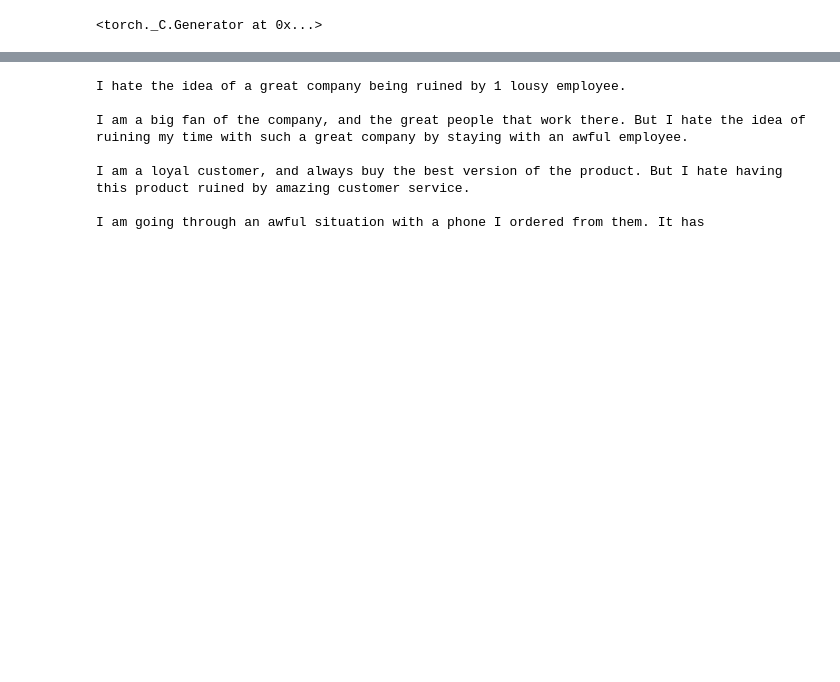
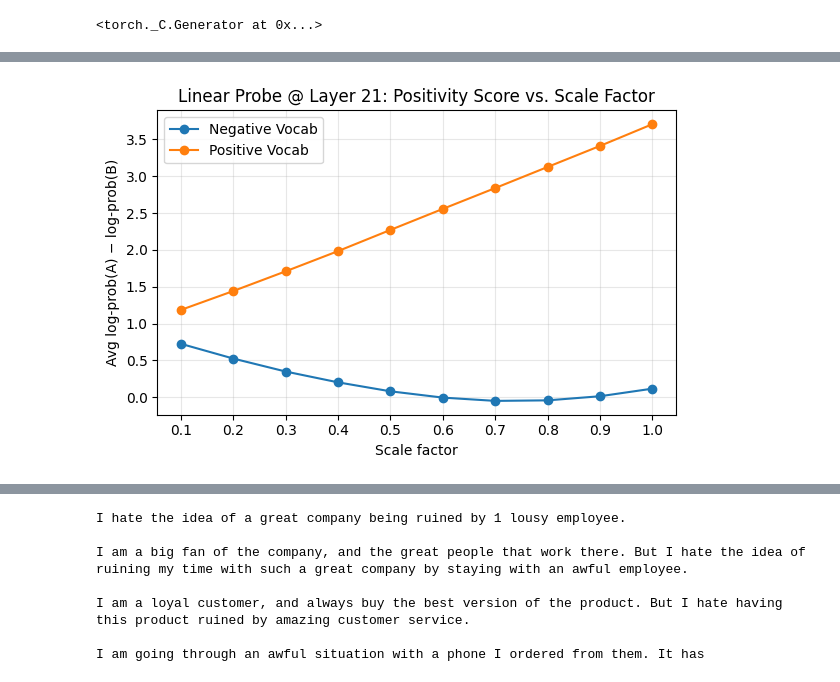
Before and after one commit to hughvd/unembedding-steering-benchmark, a Jupyter notebook: notebooks/unembedding_steering.ipynb, the cells around one changed output, grey strips where cells are left out. Drawn from its saved outputs; the diff is of its cells as text; code cells hidden in the pictures; blank space fills up the shorter version.

```diff
--- a/notebooks/unembedding_steering.ipynb
+++ b/notebooks/unembedding_steering.ipynb
@@ -50,0 +140,28 @@ def generate_text(model, tokenizer, prompt, max_length=100):
+# %%
+layer_idx = 21
+
+df_0 = pd.read_csv("linear_0_grid_search_results.csv")
+df_1 = pd.read_csv("linear_1_grid_search_results.csv")
+
+sub_0 = df_0[df_0["layer"] == layer_idx].sort_values("scale")
+scales_0 = sub_0["scale"].values
+scores_0 = sub_0["avg_score"].values
+
+sub_1 = df_1[df_1["layer"] == layer_idx].sort_values("scale")
+scales_1 = sub_1["scale"].values
+scores_1 = sub_1["avg_score"].values
+
+# 2) Make the plot
+plt.figure(figsize=(6, 4))
+plt.plot(scales_0, scores_0, marker='o', linestyle='-', label='Negative Vocab')
+plt.plot(scales_1, scores_1, marker='o', linestyle='-', label='Positive Vocab')
+plt.title(f"Linear Probe @ Layer {layer_idx}: Positivity Score vs. Scale Factor")
+plt.xlabel("Scale factor")
+plt.ylabel("Avg log‑prob(A) − log‑prob(B)")
+plt.xticks(scales_0)             # ensure ticks at each scale
+plt.grid(alpha=0.3)            # optional, adds light grid
+plt.legend()
+plt.tight_layout()
+plt.show()
+# %% [output]
+[figure, added]
```
Also changed, not shown: parts of 23 cells of this notebook, 13 other files.
